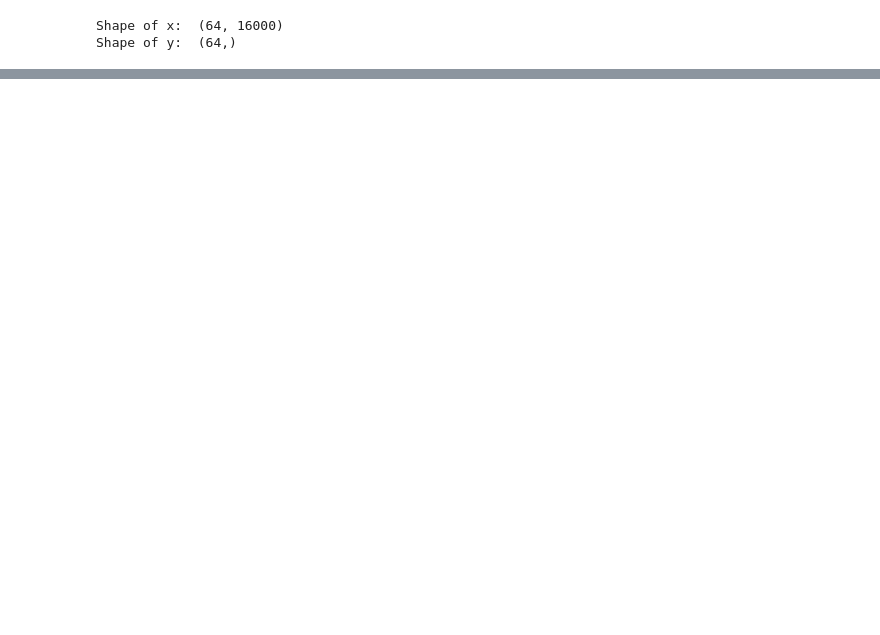
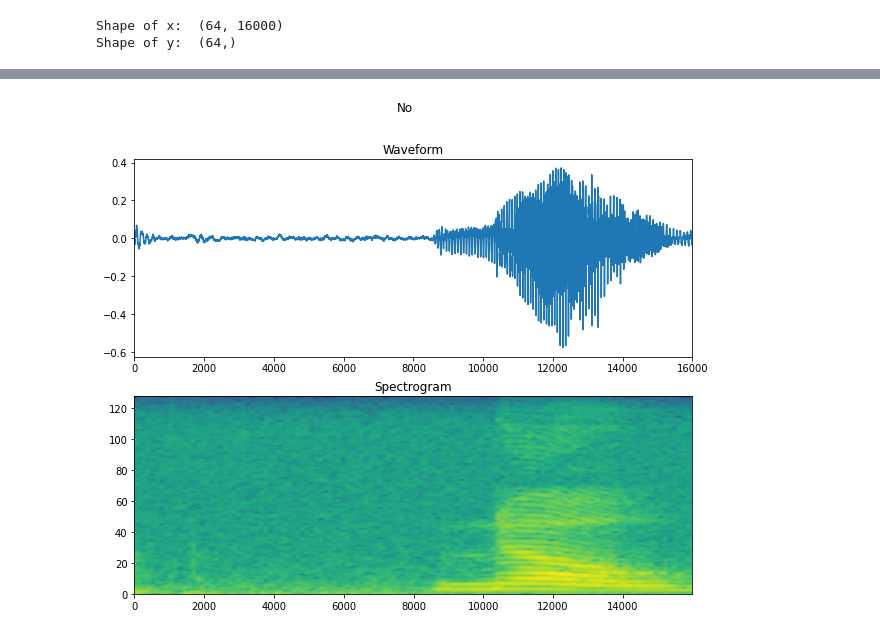
Before and after one commit to Arefe-Masnouie/voice-recognition, a Jupyter notebook: voice_proc_CNN/CNN_voice_proc.ipynb, the cells around one changed output, grey strips where cells are left out. Drawn from its saved outputs; the diff is of its cells as text; code cells hidden in the pictures; blank space fills up the shorter version.

```diff
--- a/voice_proc_CNN/CNN_voice_proc.ipynb
+++ b/voice_proc_CNN/CNN_voice_proc.ipynb
@@ -111,0 +127,12 @@ Shape of y:  (64,)
+# %%
+for i in range(3):
+    labels = label_names[y[i]]
+    waveform = x[i]
+    spectrogram = get_spectrogram(waveform)
+
+    print("label:", labels)
+    print("waveform shape:", waveform.shape)
+    print("spectrogram shape:", spectrogram.shape)
+    print("Audio playbacl:")
+    # Play the audio
+    display.display(display.Audio(waveform, rate=16000))
@@ -111,0 +155,28 @@ Shape of y:  (64,)
+# %%
+#a fumction to plot the spectrogram
+def plot_spectrogram(spectrogram, ax):
+    if len(spectrogram.shape) > 2:
+        assert len(spectrogram.shape) == 3, "Spectrogram must be 2D or 3D"
+        spectrogram = np.squeeze(spectrogram, axis=-1)
+    log_spectrogram = np.log(spectrogram.T + np.finfo(float).eps)
+    height = log_spectrogram.shape[0]
+    width = log_spectrogram.shape[1]
+    x = np.linspace(0, np.size(spectrogram), num=width, dtype=int)
+    y = range(height)
+    ax.pcolormesh(x, y, log_spectrogram, shading='gouraud')
+# %%
+fig, ax = plt.subplots(2, figsize=(10, 8))
+timescale = np.arange(waveform.shape[0])
+ax[0].plot(timescale, waveform.numpy())
+ax[0].set_title("Waveform")
+ax[0].set_xlim([0, 16000])
+
+plot_spectrogram(spectrogram.numpy(), ax[1])
+ax[1].set_title("Spectrogram")
+plt.suptitle(labels.title())
+plt.show()
+
+# Play the audio
+display.display(display.Audio(waveform, rate=16000))
+# %% [output]
+[figure, added]
```
Also changed, not shown: parts of 6 cells of this notebook.
